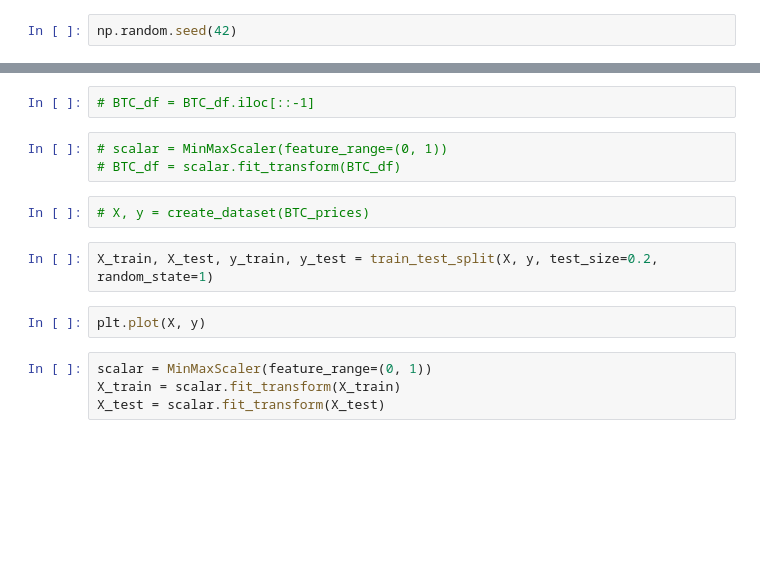
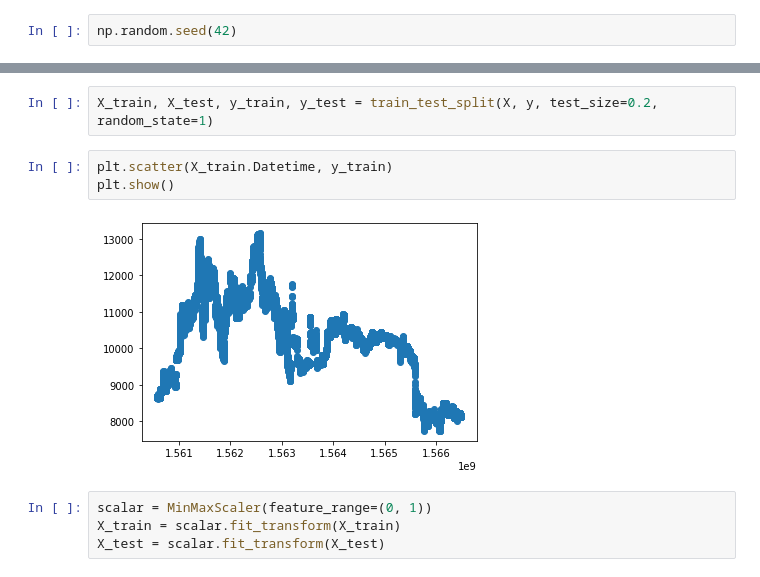
Before and after one commit to bnonni/LSTM, a Jupyter notebook: LSTM_Crypto_Predictor.ipynb, the cells around one changed output, grey strips where cells are left out. Cells and saved outputs as stored; diff of their text form; blank space fills up the shorter version.

```diff
--- a/LSTM_Crypto_Predictor.ipynb
+++ b/LSTM_Crypto_Predictor.ipynb
@@ -274,14 +319,10 @@ print(y.shape)
-# %%
-# BTC_df = BTC_df.iloc[::-1]
-# %%
-# scalar = MinMaxScaler(feature_range=(0, 1))
-# BTC_df = scalar.fit_transform(BTC_df)
-# %%
-# X, y = create_dataset(BTC_prices)
 # %%
 X_train, X_test, y_train, y_test = train_test_split(X, y, test_size=0.2, random_state=1)
-# %%
-plt.plot(X, y)
+# %%
+plt.scatter(X_train.Datetime, y_train)
+plt.show()
+# %% [output]
+[figure, added]
 # %%
 scalar = MinMaxScaler(feature_range=(0, 1))
 X_train = scalar.fit_transform(X_train)
```
Also changed, not shown: parts of 21 cells of this notebook, 1 other file.
